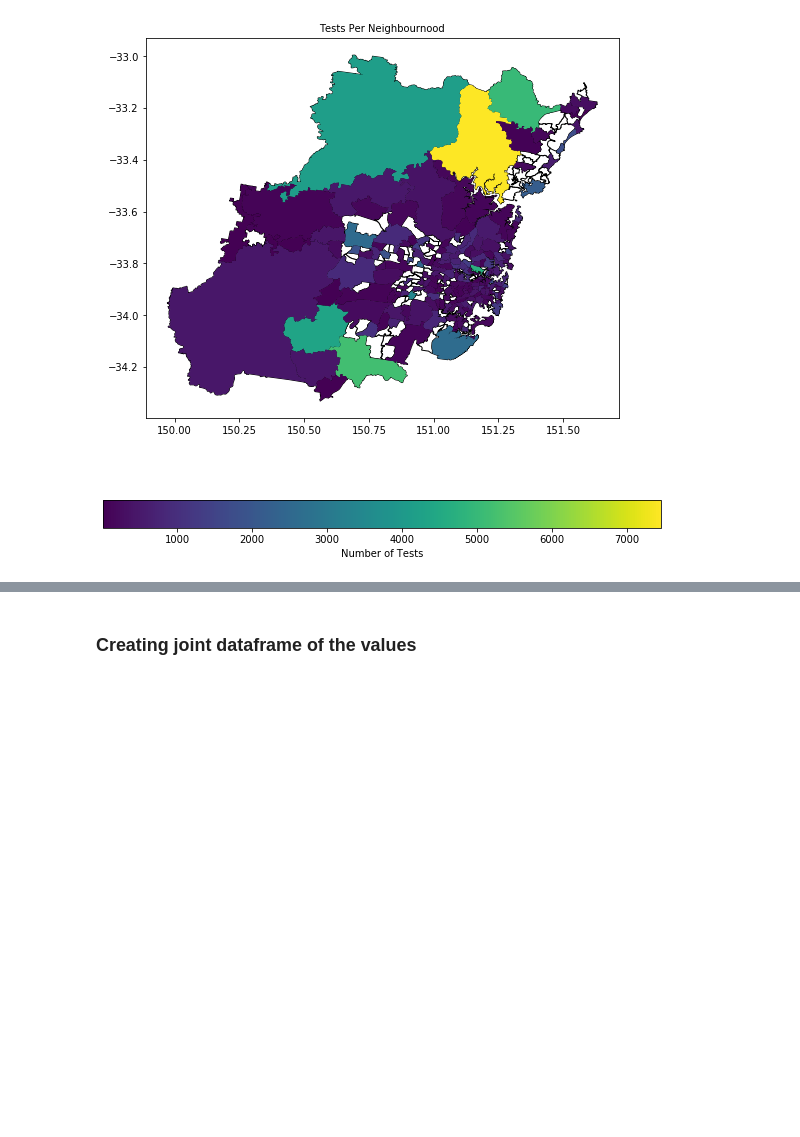
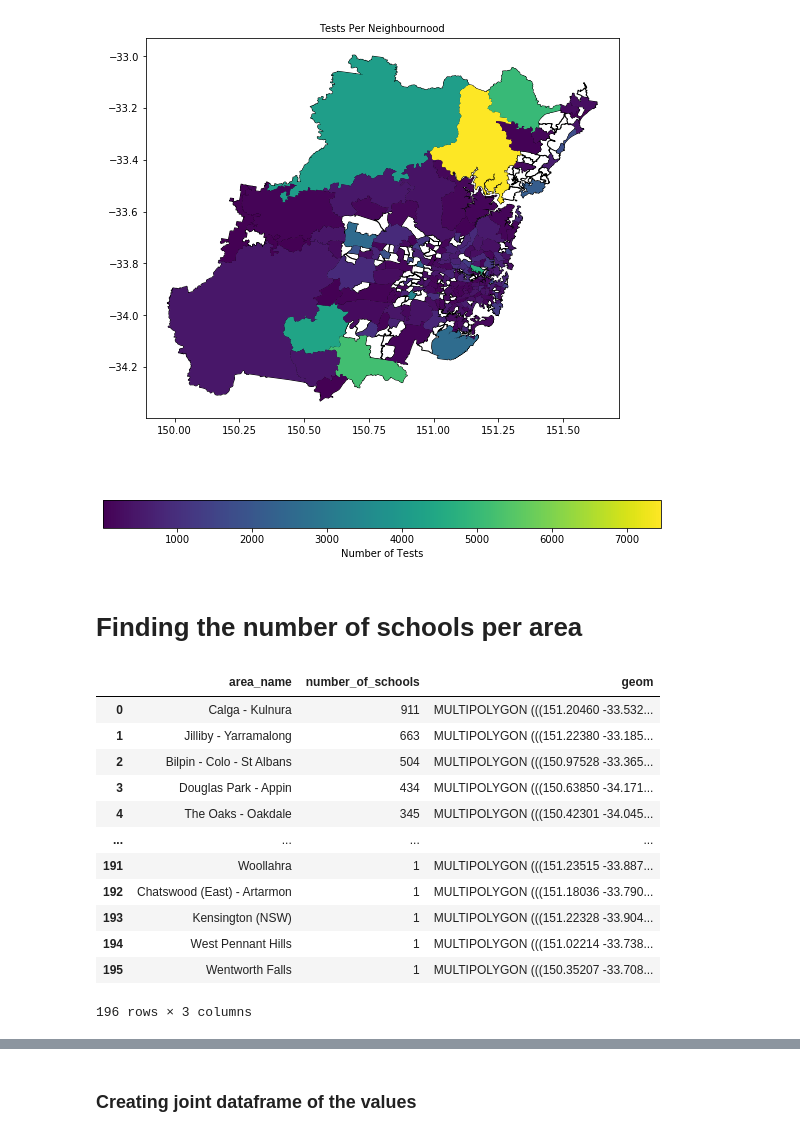
Before and after one commit to KhangNguyen22/data2001-data-science, a Jupyter notebook: Assignment.ipynb, the cells around one changed output, grey strips where cells are left out. Saved outputs shown, nothing was run; the diff lists cells and outputs as text; code cells hidden in the pictures; blank space fills up the shorter version.

```diff
--- a/Assignment.ipynb
+++ b/Assignment.ipynb
@@ -528,3 +540,29 @@ covid_tests.plot(column="total_number_of_tests", figsize=(10, 10), ax=ax, legend
 plt.show()
 # %% [output]
 [figure]
+# %% [markdown]
+# Finding the number of schools per area
+# %%
+query = """select neigh.area_name, count(s.school_name) AS number_of_schools, neigh.geom
+FROM schools s
+JOIN nsw_postcodes np ON (s.postcode = np.postcode)
+JOIN neighbourhoods neigh ON (ST_WITHIN(np.geom,neigh.geom))
+GROUP BY neigh.area_name,neigh.geom
+ORDER BY number_of_schools DESC;"""
+
+num_schools = gpd.read_postgis(query,conn)
+num_schools
+# %% [output]
+|  | area_name | number_of_schools | geom |
+| 0 | Calga - Kulnura | 911 | MULTIPOLYGON (((151.20460 -33.532... |
+| 1 | Jilliby - Yarramalong | 663 | MULTIPOLYGON (((151.22380 -33.185... |
+| 2 | Bilpin - Colo - St Albans | 504 | MULTIPOLYGON (((150.97528 -33.365... |
+| 3 | Douglas Park - Appin | 434 | MULTIPOLYGON (((150.63850 -34.171... |
+| 4 | The Oaks - Oakdale | 345 | MULTIPOLYGON (((150.42301 -34.045... |
+| ... | ... | ... | ... |
+| 191 | Woollahra | 1 | MULTIPOLYGON (((151.23515 -33.887... |
+| 192 | Chatswood (East) - Artarmon | 1 | MULTIPOLYGON (((151.18036 -33.790... |
+| 193 | Kensington (NSW) | 1 | MULTIPOLYGON (((151.22328 -33.904... |
+| 194 | West Pennant Hills | 1 | MULTIPOLYGON (((151.02214 -33.738... |
+| 195 | Wentworth Falls | 1 | MULTIPOLYGON (((150.35207 -33.708... |
+196 rows × 3 columns
```
Also changed, not shown: parts of 14 cells of this notebook.
